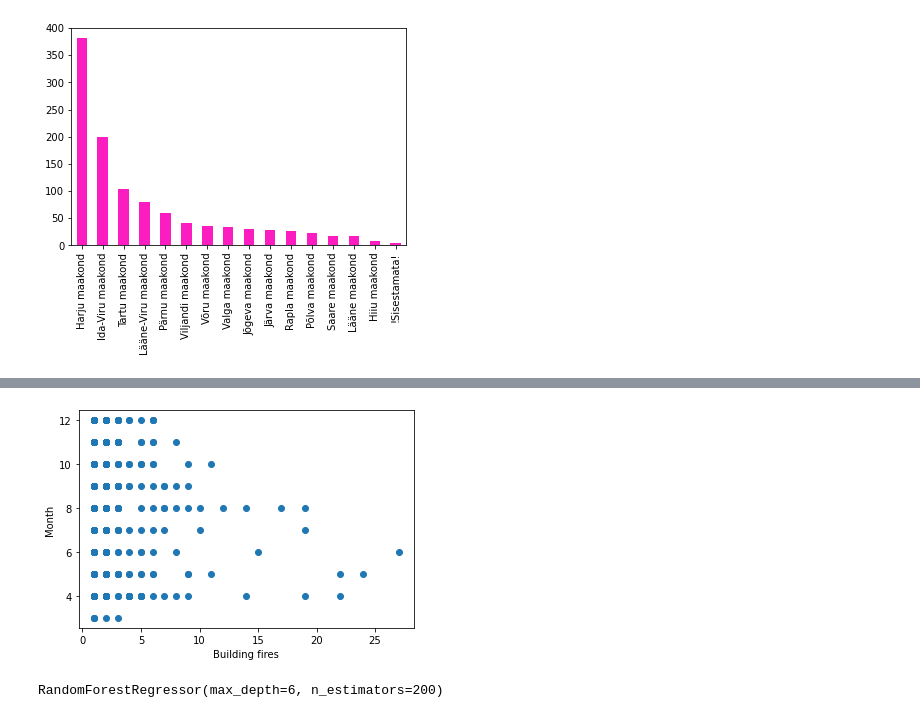
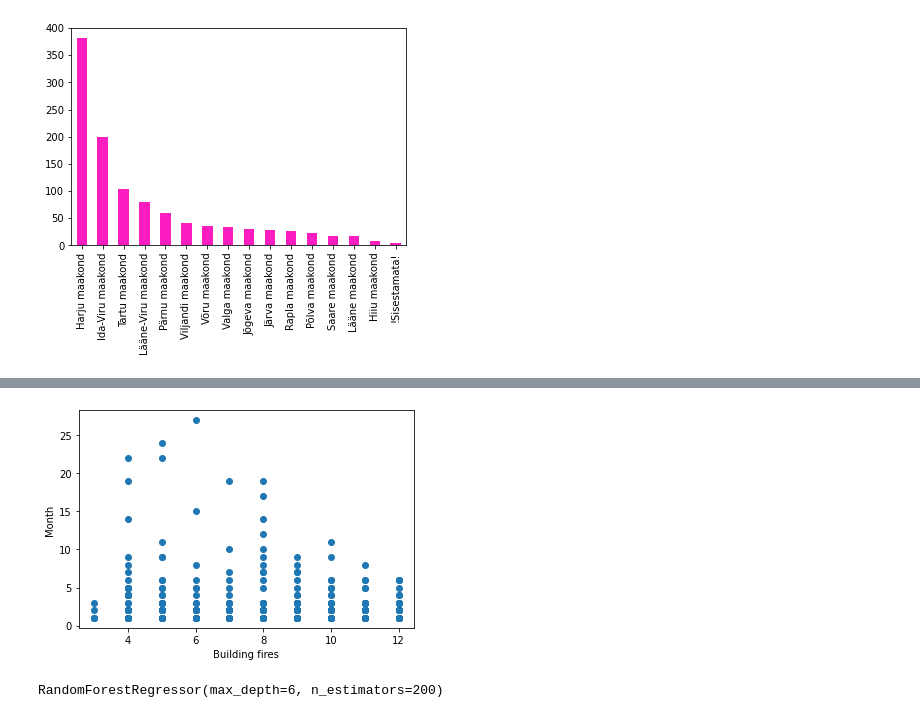
Before and after one commit to KatiIlus/IDC_Project_Fires_in_Estonia, a Jupyter notebook: Fires_in_Estonia.ipynb, the cells around one changed output, grey strips where cells are left out. Saved outputs shown, nothing was run; the diff lists cells and outputs as text; code cells hidden in the pictures.

```diff
--- a/Fires_in_Estonia.ipynb
+++ b/Fires_in_Estonia.ipynb
@@ -191,12 +167,12 @@ county_counter
 # %%
 #Clustering fires by month
 k = data_df.loc[data_df['Aasta'] == 2014]
-plt.scatter(k['Hoonetulekahjud'], k['Kuu'])
+plt.scatter(k['Kuu'], k['Hoonetulekahjud'])
 plt.xlabel('Building fires')
 plt.ylabel('Month')
 plt.show()
 # %% [output]
-[figure, old version]
+[figure, new version]
 # %%
 import sklearn
 from sklearn.model_selection import train_test_split
```
Also changed, not shown: parts of 20 cells of this notebook, 2 other files.
